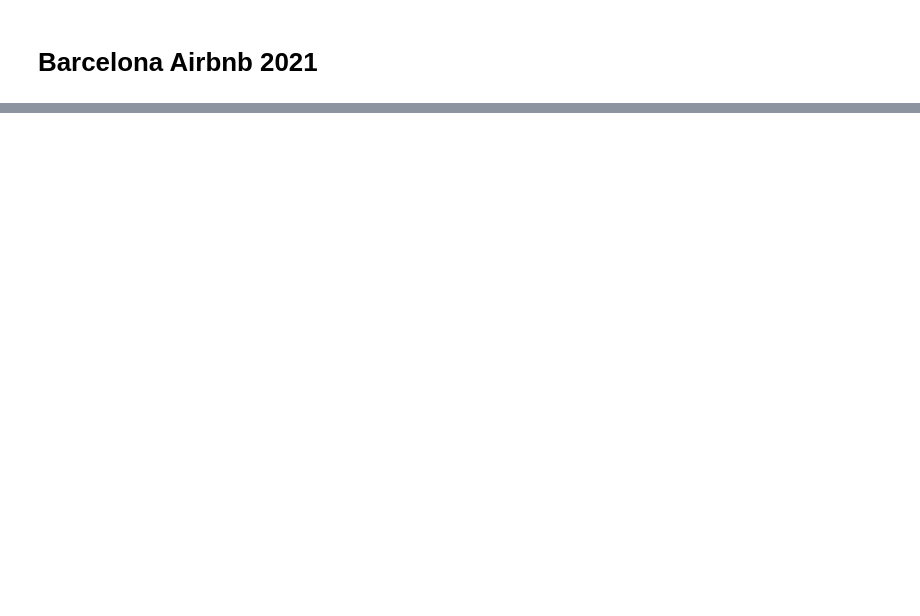
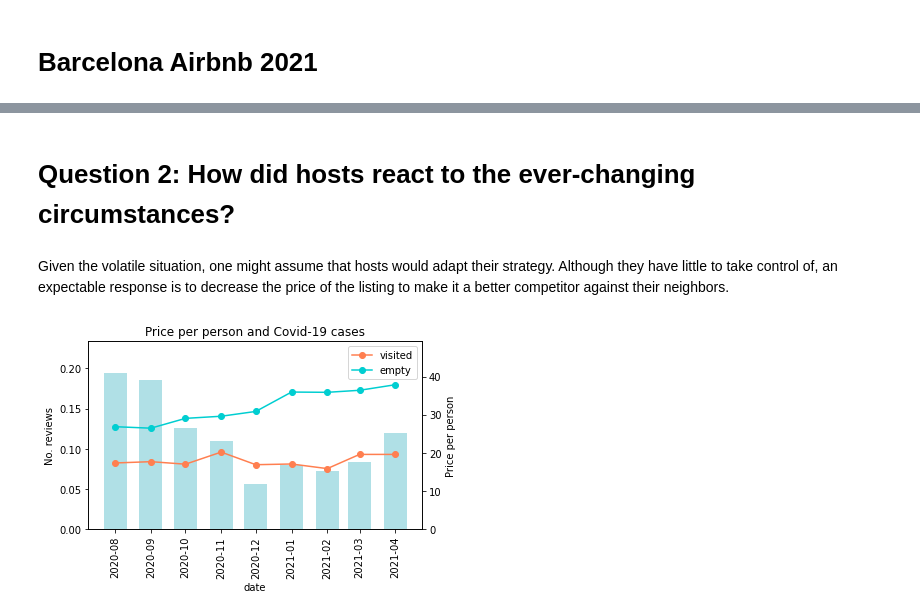
Before and after one commit to jorgemedial/Inside-Airbnb-BCN, a Jupyter notebook: airbnb_bcn.ipynb, the cells around one changed output, grey strips where cells are left out. Drawn from its saved outputs; the diff is of its cells as text; code cells hidden in the pictures; blank space fills up the shorter version.

```diff
--- a/airbnb_bcn.ipynb
+++ b/airbnb_bcn.ipynb
@@ -346,0 +283,39 @@ df_comparison['Relative difference'] = df_comparison.apply(lambda x: 100*(x[1]-x
+# %% [markdown]
+# Question 2: How did hosts react to the ever-changing circumstances?
+# %% [markdown]
+Given the volatile situation, one might assume that hosts would adapt their strategy. Although they have little to take control of, an expectable response is to decrease the price of the listing to make it a better competitor against their neighbors.
+# %%
+visited_price = []
+empty_price = []
+for month in months:
+    visited_price.append(df_dict[month].loc[df_dict[month]['number_of_reviews_l30d']>0,'price_person'].mean())
+    empty_price.append(df_dict[month].loc[df_dict[month]['number_of_reviews_l30d']==0,'price_person'].mean())
+# %%
+y = visited_price
+fig, ax1 = plt.subplots()
+
+ax1.set_xlabel('date')
+ax1.set_title('Price per person and Covid-19 cases')
+ax1.xaxis.set_tick_params(rotation = 90)
+ax1.bar(date_series, mean_num_reviews, color = 'powderblue',
+        width=20)
+ax1.set_ylim(ymin=0, ymax=1.2*np.nanmax(mean_num_reviews))
+ax1.set_ylabel('No. reviews')
+
+ax2 = ax1.twinx()
+ax2.plot_date(date_series, visited_price,
+              xdate=True, ls='-', color = 'coral',
+              label = 'visited')
+ax2.plot_date(date_series, empty_price,
+              xdate=True, ls='-', color = 'darkturquoise',
+              label = 'empty')
+
+ax2.set_ylim(ymin=0, ymax=1.3*np.nanmax(empty_price))
+ax2.set_ylabel('Price per person')
+ax2.legend(loc=1)
+
+
+plt.tight_layout()
+plt.savefig('q2.png', dpi=300)
+# %% [output]
+[figure, added]
```
Also changed, not shown: parts of 78 cells of this notebook, 6 other files.
